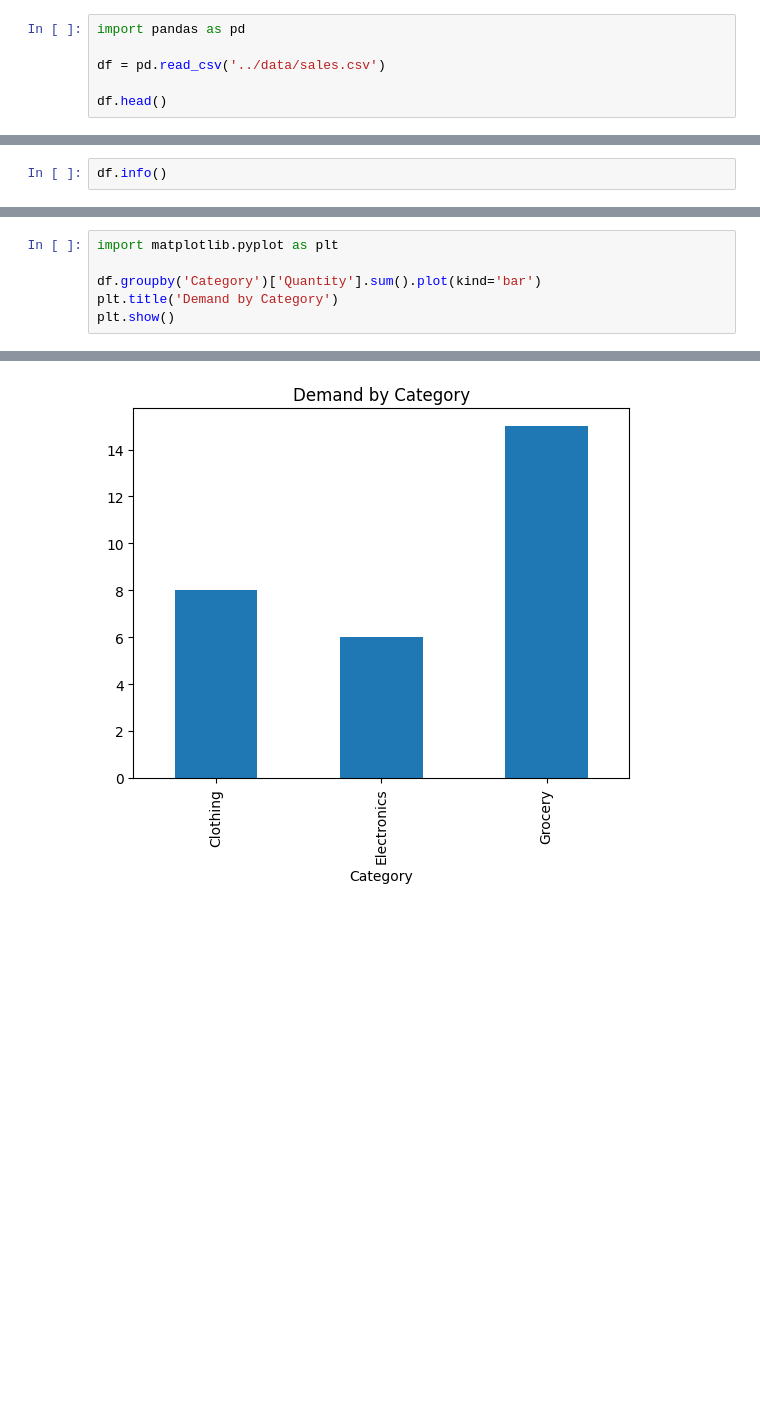
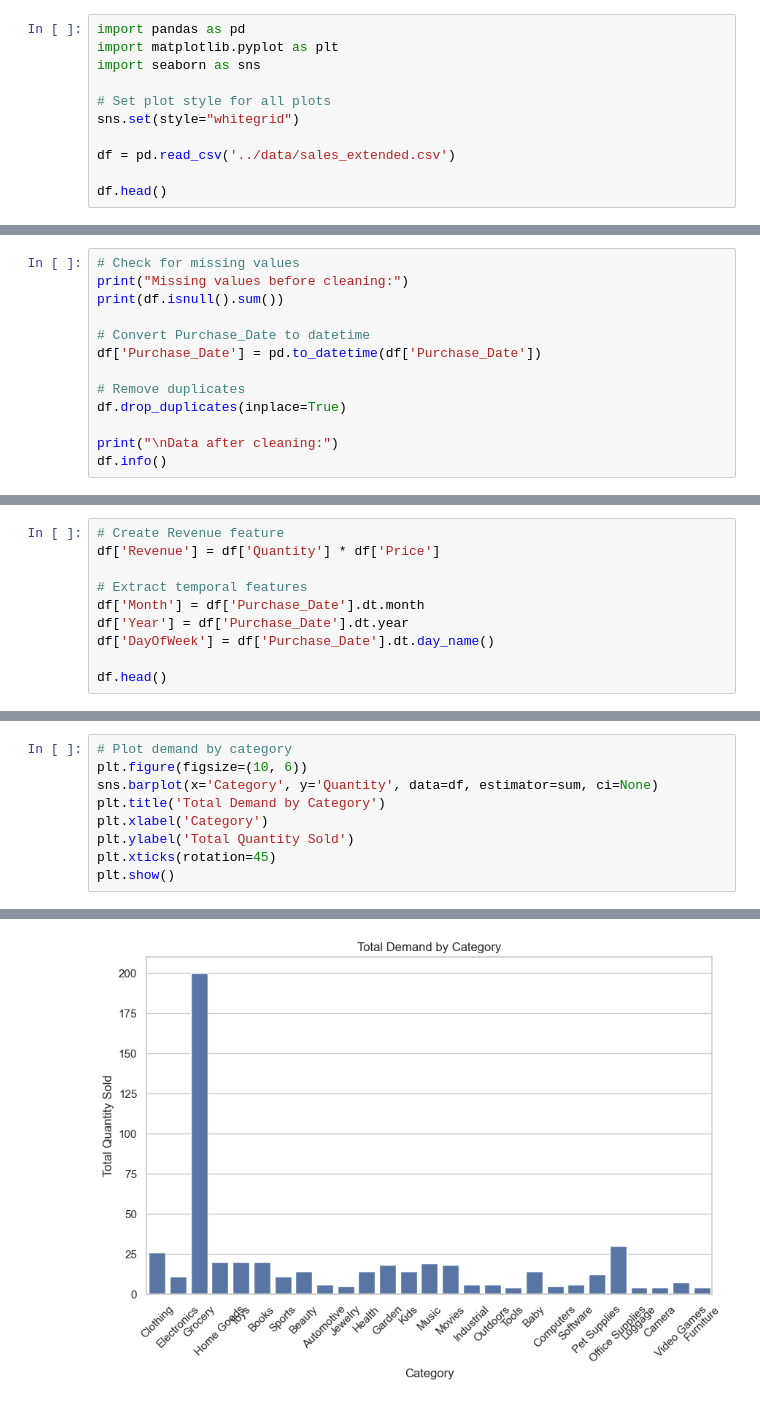
Before and after one commit to Jk2006k/S65-0326-Compile-AppliedDataScience, a Jupyter notebook: notebooks/analysis.ipynb, the cells around one changed output, grey strips where cells are left out. Saved outputs shown, nothing was run; the diff lists cells and outputs as text; blank space fills up the shorter version.

```diff
--- a/notebooks/analysis.ipynb
+++ b/notebooks/analysis.ipynb
@@ -1,7 +6,12 @@
 # %%
 import pandas as pd
+import matplotlib.pyplot as plt
+import seaborn as sns
 
-df = pd.read_csv('../data/sales.csv')
+# Set plot style for all plots
+sns.set(style="whitegrid")
+
+df = pd.read_csv('../data/sales_extended.csv')
 
 df.head()
 # %% [output]
@@ -14,3 +27,14 @@ df.head()
 # %%
+# Check for missing values
+print("Missing values before cleaning:")
+print(df.isnull().sum())
+
+# Convert Purchase_Date to datetime
+df['Purchase_Date'] = pd.to_datetime(df['Purchase_Date'])
+
+# Remove duplicates
+df.drop_duplicates(inplace=True)
+
+print("\nData after cleaning:")
 df.info()
 # %% [output]
@@ -41,0 +76,10 @@ df.describe()
+# %%
+# Create Revenue feature
+df['Revenue'] = df['Quantity'] * df['Price']
+
+# Extract temporal features
+df['Month'] = df['Purchase_Date'].dt.month
+df['Year'] = df['Purchase_Date'].dt.year
+df['DayOfWeek'] = df['Purchase_Date'].dt.day_name()
+
+df.head()
@@ -50,7 +119,10 @@ Name: Quantity, dtype: int64
 # %%
-import matplotlib.pyplot as plt
-
-df.groupby('Category')['Quantity'].sum().plot(kind='bar')
-plt.title('Demand by Category')
+# Plot demand by category
+plt.figure(figsize=(10, 6))
+sns.barplot(x='Category', y='Quantity', data=df, estimator=sum, ci=None)
+plt.title('Total Demand by Category')
+plt.xlabel('Category')
+plt.ylabel('Total Quantity Sold')
+plt.xticks(rotation=45)
 plt.show()
 # %% [output]
@@ -57 +132 @@ plt.show()
-[figure, old version]
+[figure, new version]
```
Also changed, not shown: parts of 35 cells of this notebook, 10 other files.
